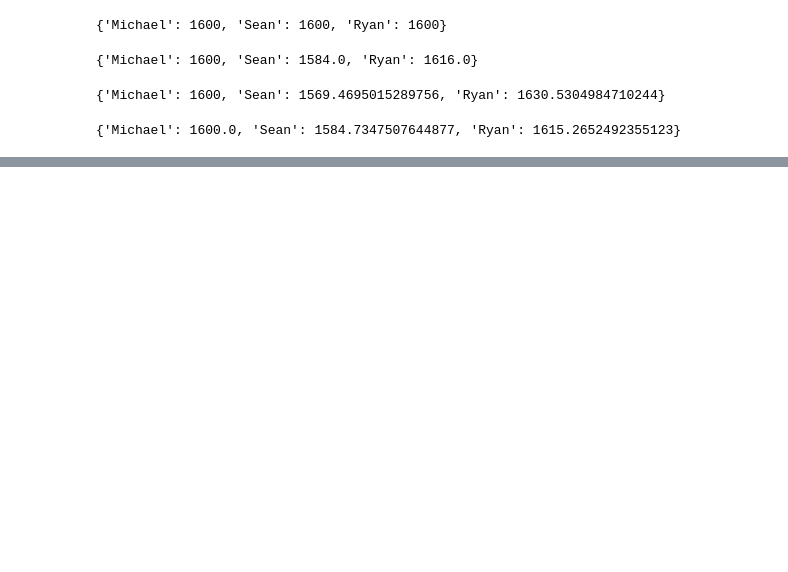
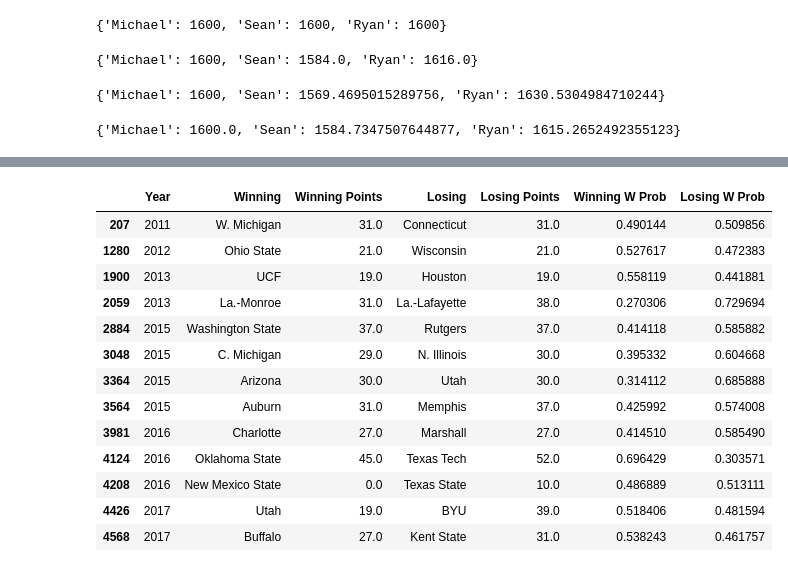
Before and after one commit to RyanAugust/elo, a Jupyter notebook: elo_testing.ipynb, the cells around one changed output, grey strips where cells are left out. Saved outputs shown, nothing was run; the diff lists cells and outputs as text; code cells hidden in the pictures; blank space fills up the shorter version.

```diff
--- a/elo_testing.ipynb
+++ b/elo_testing.ipynb
@@ -25,0 +143,18 @@ test
+# %%
+# Problems with DB
+cut[cut['Winning Points'] <= cut['Losing Points']]
+# %% [output]
+|  | Year | Winning | Winning Points | Losing | Losing Points | Winning W Prob | Losing W Prob |
+| 207 | 2011 | W. Michigan | 31.0 | Connecticut | 31.0 | 0.490144 | 0.509856 |
+| 1280 | 2012 | Ohio State | 21.0 | Wisconsin | 21.0 | 0.527617 | 0.472383 |
+| 1900 | 2013 | UCF | 19.0 | Houston | 19.0 | 0.558119 | 0.441881 |
+| 2059 | 2013 | La.-Monroe | 31.0 | La.-Lafayette | 38.0 | 0.270306 | 0.729694 |
+| 2884 | 2015 | Washington State | 37.0 | Rutgers | 37.0 | 0.414118 | 0.585882 |
+| 3048 | 2015 | C. Michigan | 29.0 | N. Illinois | 30.0 | 0.395332 | 0.604668 |
+| 3364 | 2015 | Arizona | 30.0 | Utah | 30.0 | 0.314112 | 0.685888 |
+| 3564 | 2015 | Auburn | 31.0 | Memphis | 37.0 | 0.425992 | 0.574008 |
+| 3981 | 2016 | Charlotte | 27.0 | Marshall | 27.0 | 0.414510 | 0.585490 |
+| 4124 | 2016 | Oklahoma State | 45.0 | Texas Tech | 52.0 | 0.696429 | 0.303571 |
+| 4208 | 2016 | New Mexico State | 0.0 | Texas State | 10.0 | 0.486889 | 0.513111 |
+| 4426 | 2017 | Utah | 19.0 | BYU | 39.0 | 0.518406 | 0.481594 |
+| 4568 | 2017 | Buffalo | 27.0 | Kent State | 31.0 | 0.538243 | 0.461757 |
```
Also changed, not shown: parts of 11 cells of this notebook.
